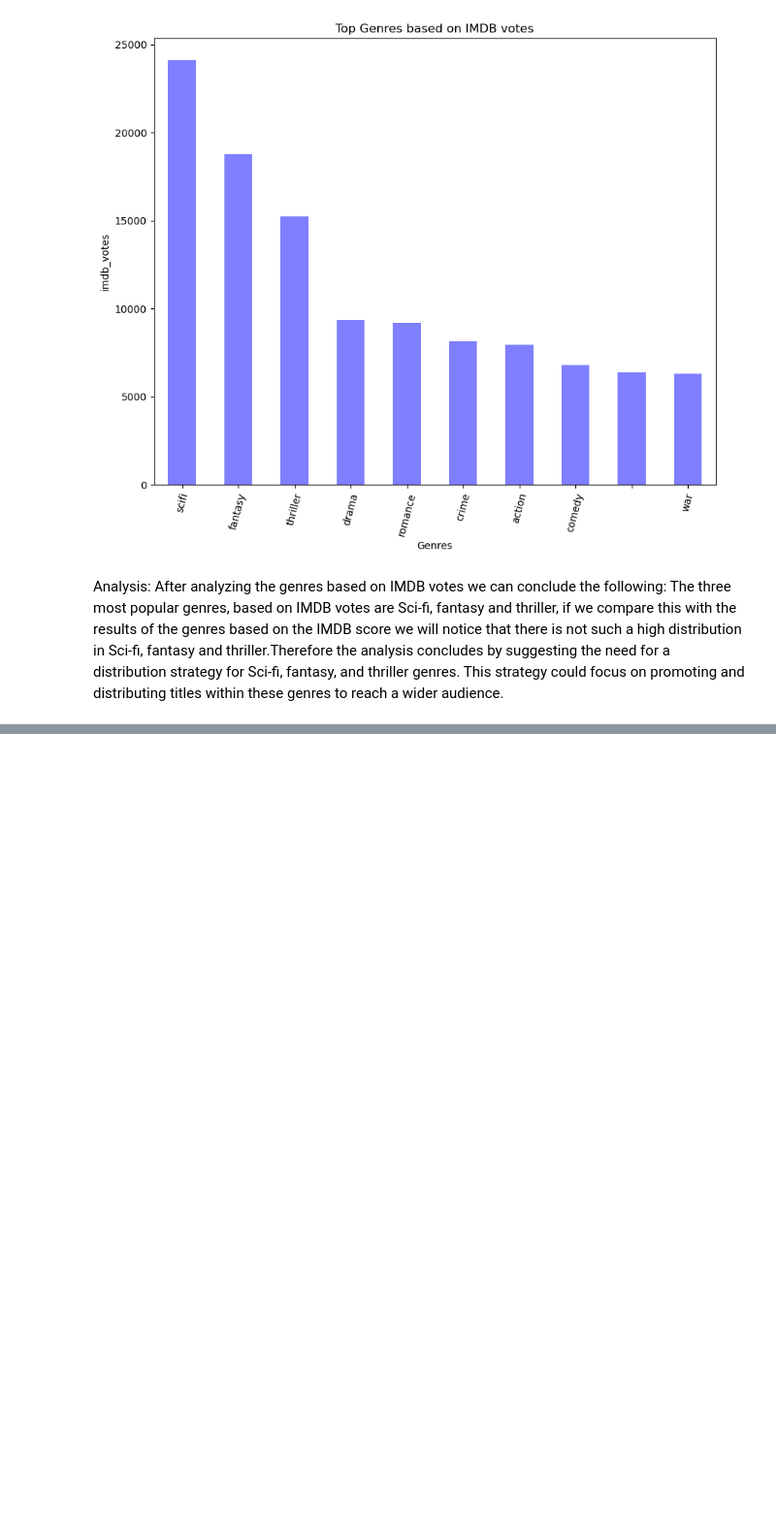
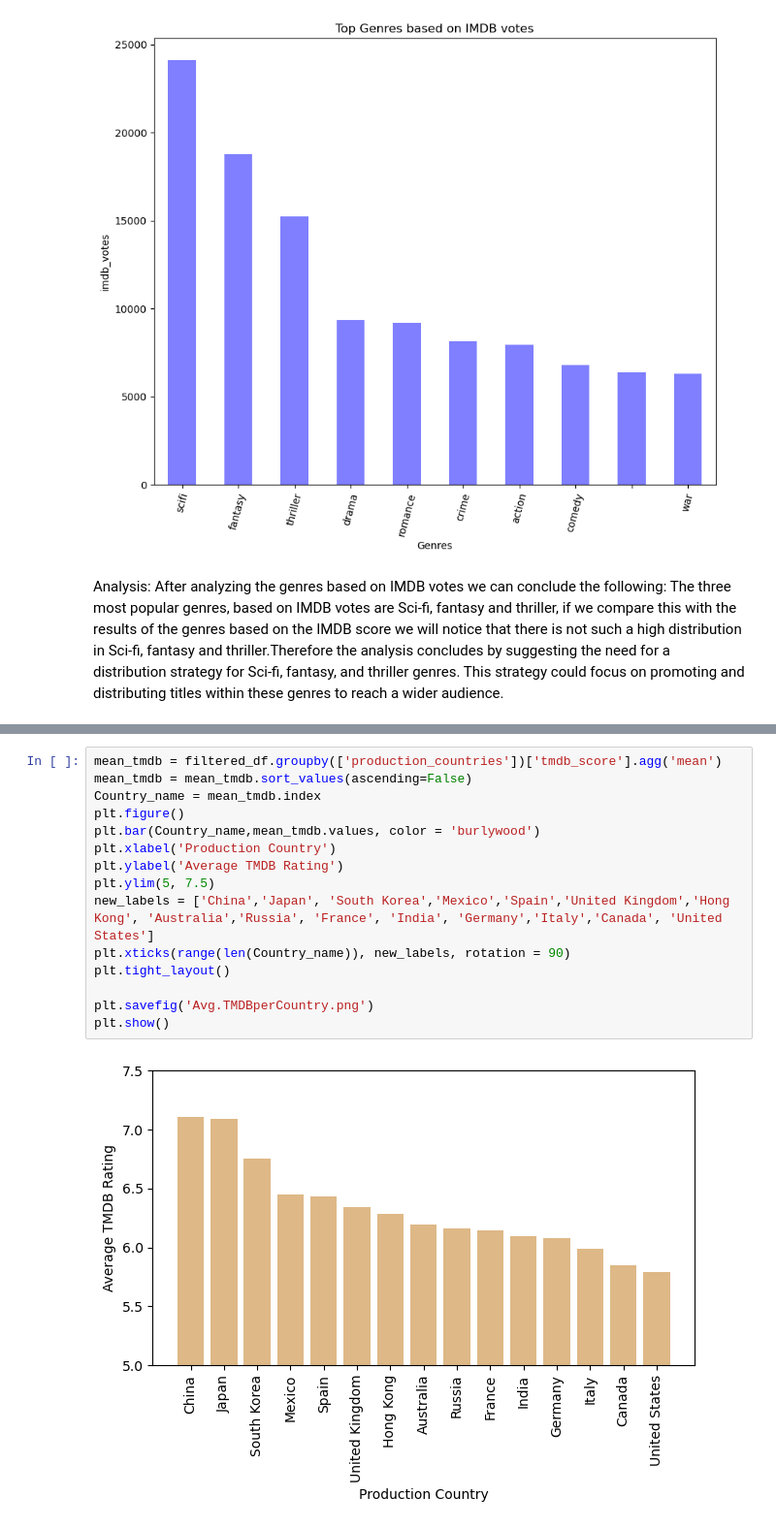
Before and after one commit to jannatulhashi/Amazon_Prime_Project, a Jupyter notebook: Amazon Data.ipynb, the cells around one changed output, grey strips where cells are left out. Shown at 97% size. Saved outputs shown, nothing was run; the diff lists cells and outputs as text; blank space fills up the shorter version.

```diff
--- a/Amazon Data.ipynb
+++ b/Amazon Data.ipynb
@@ -552,0 +590,17 @@ The three most popular genres, based on IMDB votes are Sci-fi, fantasy and thril
+# %%
+mean_tmdb = filtered_df.groupby(['production_countries'])['tmdb_score'].agg('mean')
+mean_tmdb = mean_tmdb.sort_values(ascending=False)
+Country_name = mean_tmdb.index
+plt.figure()
+plt.bar(Country_name,mean_tmdb.values, color = 'burlywood')
+plt.xlabel('Production Country')
+plt.ylabel('Average TMDB Rating')
+plt.ylim(5, 7.5)
+new_labels = ['China','Japan', 'South Korea','Mexico','Spain','United Kingdom','Hong Kong', 'Australia','Russia', 'France', 'India', 'Germany','Italy','Canada', 'United States']
+plt.xticks(range(len(Country_name)), new_labels, rotation = 90)
+plt.tight_layout()
+
+plt.savefig('Avg.TMDBperCountry.png')
+plt.show()
+# %% [output]
+[figure, added]
```
Also changed, not shown: parts of 7 cells of this notebook.
